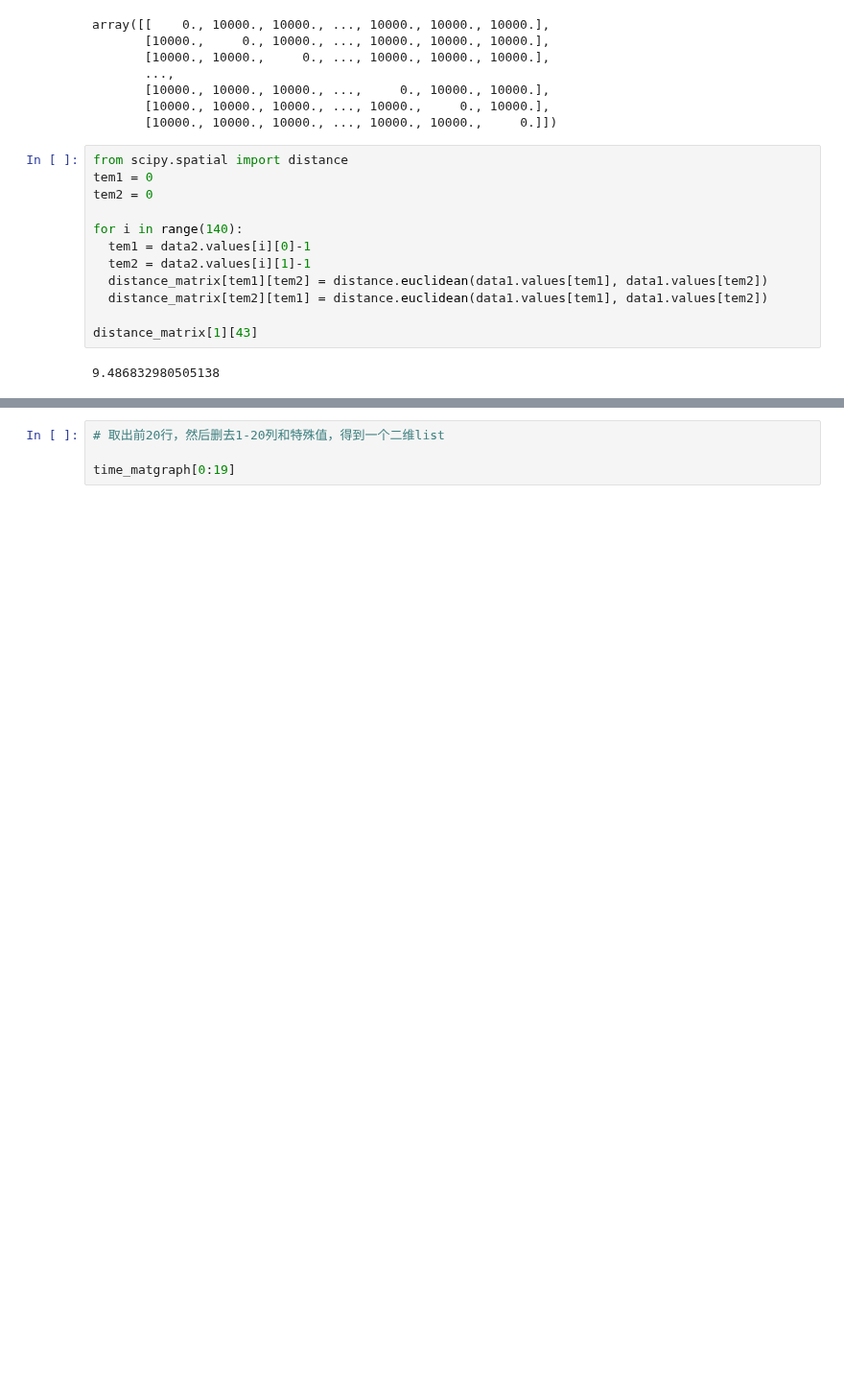
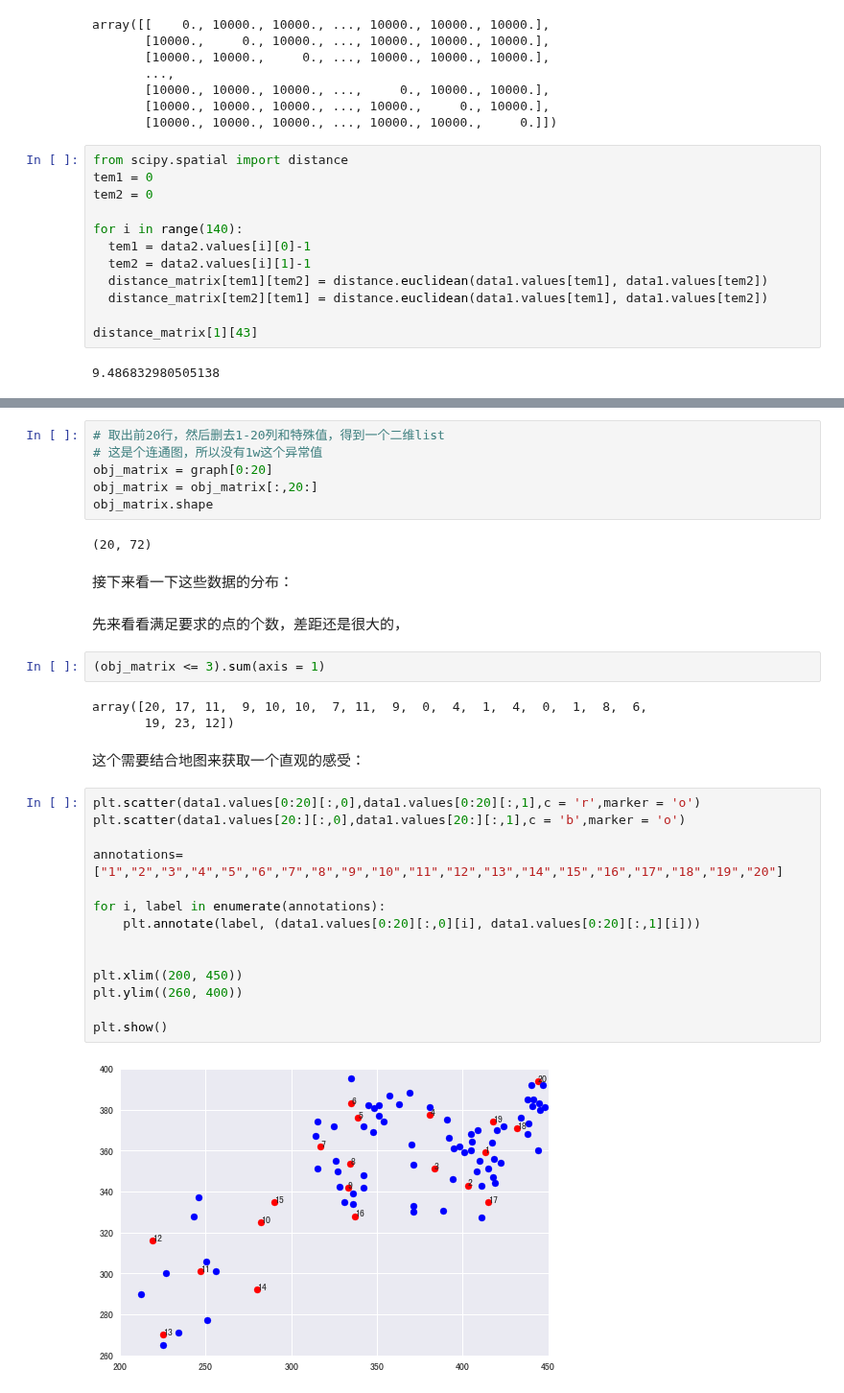
Before and after one commit to XuRui314/MathematicalModeling, a Jupyter notebook: 数模第六次练习.ipynb, the cells around one changed output, grey strips where cells are left out. Shown at 96% size. Cells and saved outputs as stored; diff of their text form; blank space fills up the shorter version.

```diff
--- a/数模第六次练习.ipynb
+++ b/数模第六次练习.ipynb
@@ -137,4 +138,35 @@ array([[ 0.        , 18.98749007, 38.83884244, ..., 41.17858173,
 # %%
 # 取出前20行，然后删去1-20列和特殊值，得到一个二维list
-
-time_matgraph[0:19]
+# 这是个连通图，所以没有1w这个异常值
+obj_matrix = graph[0:20]
+obj_matrix = obj_matrix[:,20:]
+obj_matrix.shape
+# %% [output]
+(20, 72)
+# %% [markdown]
+接下来看一下这些数据的分布：
+# %% [markdown]
+先来看看满足要求的点的个数，差距还是很大的，
+# %%
+(obj_matrix <= 3).sum(axis = 1)
+# %% [output]
+array([20, 17, 11,  9, 10, 10,  7, 11,  9,  0,  4,  1,  4,  0,  1,  8,  6,
+       19, 23, 12])
+# %% [markdown]
+这个需要结合地图来获取一个直观的感受：
+# %%
+plt.scatter(data1.values[0:20][:,0],data1.values[0:20][:,1],c = 'r',marker = 'o')
+plt.scatter(data1.values[20:][:,0],data1.values[20:][:,1],c = 'b',marker = 'o')
+
+annotations=["1","2","3","4","5","6","7","8","9","10","11","12","13","14","15","16","17","18","19","20"]
+
+for i, label in enumerate(annotations):
+    plt.annotate(label, (data1.values[0:20][:,0][i], data1.values[0:20][:,1][i]))
+
+
+plt.xlim((200, 450))
+plt.ylim((260, 400))
+
+plt.show()
+# %% [output]
+[figure, added]
```
Also changed, not shown: parts of 1 cell of this notebook.
